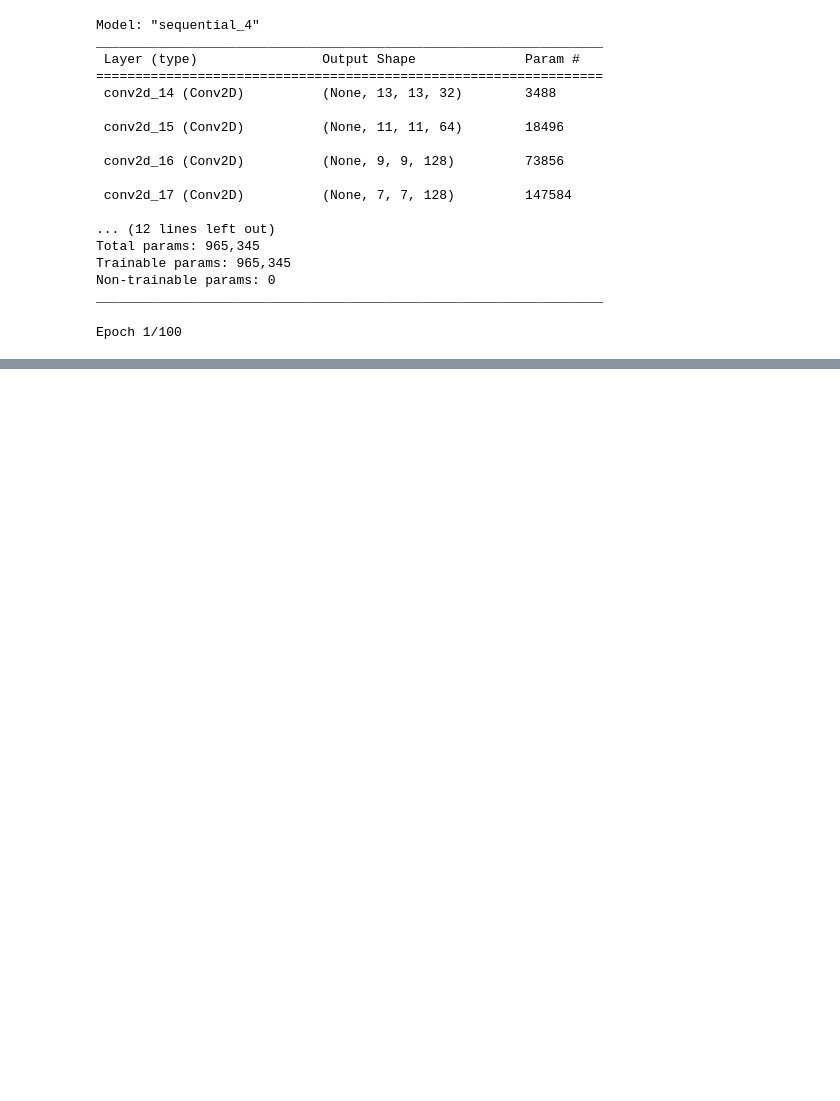
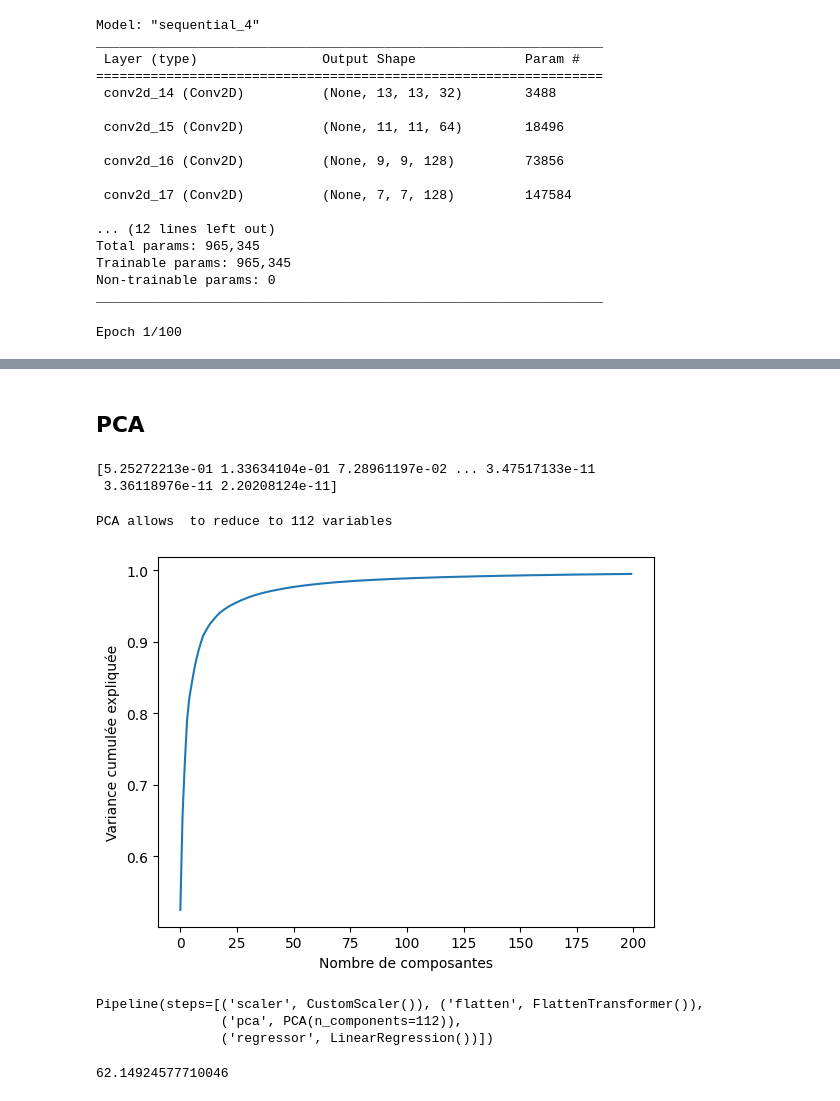
Before and after one commit to LeControlleur/GIZ_Biomass, a Jupyter notebook: experimentations.ipynb, the cells around one changed output, grey strips where cells are left out. Saved outputs shown, nothing was run; the diff lists cells and outputs as text; code cells hidden in the pictures; blank space fills up the shorter version.

```diff
--- a/experimentations.ipynb
+++ b/experimentations.ipynb
@@ -121,0 +131,80 @@ Epoch 1/100
+# %%
+# train
+train_images = np.array(trainset['images'],dtype=np.float64)
+train_biomasses = np.array(trainset['agbd'],dtype=np.float64).reshape(-1, 1)
+
+# validate
+validate_images = np.array(validateset['images'],dtype=np.float64)
+validate_biomasses = np.array(validateset['agbd'],dtype=np.float64).reshape(-1, 1)
+
+# test
+test_images = np.array(testset['images'],dtype=np.float32)
+test_biomasses = np.array(testset['agbd'],dtype=np.float32).reshape(-1, 1)
+# %%
+class CustomScaler(BaseEstimator, TransformerMixin):
+
+  def fit(self, X, y=None):
+    self.mean = np.mean(X, axis=(0,1,2))
+    self.std = np.std(X, axis=(0,1,2))
+    return self
+
+  def transform(self, X, y=None):
+    return (X-self.mean[None,None,None,:])/self.std[None,None,None,:]
+
+  def reverse_transform(self):
+    return None
+
+class FlattenTransformer(BaseEstimator, TransformerMixin):
+
+  def fit(self, X, y=None):
+    return self
+
+  def transform(self, X, y=None):
+    return X.reshape((X.shape[0], -1))
+# %% [markdown]
+## PCA
+# %%
+flattened_train_images = FlattenTransformer().fit_transform(train_images)
+
+pca = PCA()
+pca.fit(flattened_train_images)
+print(pca.explained_variance_ratio_)
+# %% [output]
+[5.25272213e-01 1.33634104e-01 7.28961197e-02 ... 3.47517133e-11
+ 3.36118976e-11 2.20208124e-11]
+# %%
+ratio_ = 0
+for n_components in range(pca.explained_variance_ratio_.shape[0]):
+    ratio_ += pca.explained_variance_ratio_[n_components]
+    if ratio_ > 0.99:
+        break
+n_components += 1
+print("PCA allows  to reduce to {} variables".format(n_components))
+# %% [output]
+PCA allows  to reduce to 112 variables
+# %%
+# Visualiser le pourcentage de variance expliquée cumulé
+plt.plot(np.cumsum(pca.explained_variance_ratio_[:200]))
+plt.xlabel('Nombre de composantes')
+plt.ylabel('Variance cumulée expliquée')
+plt.show()
+# %% [output]
+[figure, added]
+# %%
+acp_pipeline = Pipeline(steps=[ ("scaler", CustomScaler()),
+                                ("flatten", FlattenTransformer()),
+                                ("pca", PCA(n_components=n_components)),
+                                ("regressor", LinearRegression())
+])
+acp_pipeline.fit(train_images, train_biomasses)
+# %% [output]
+Pipeline(steps=[('scaler', CustomScaler()), ('flatten', FlattenTransformer()),
+                ('pca', PCA(n_components=112)),
+                ('regressor', LinearRegression())])
+# %%
+pred_validation = acp_pipeline.predict(validate_images)
+mse = mean_squared_error(validate_biomasses , pred_validation)
+rmse = np.sqrt(mse)
+rmse
+# %% [output]
+62.14924577710046
```
Also changed, not shown: parts of 4 cells of this notebook.
